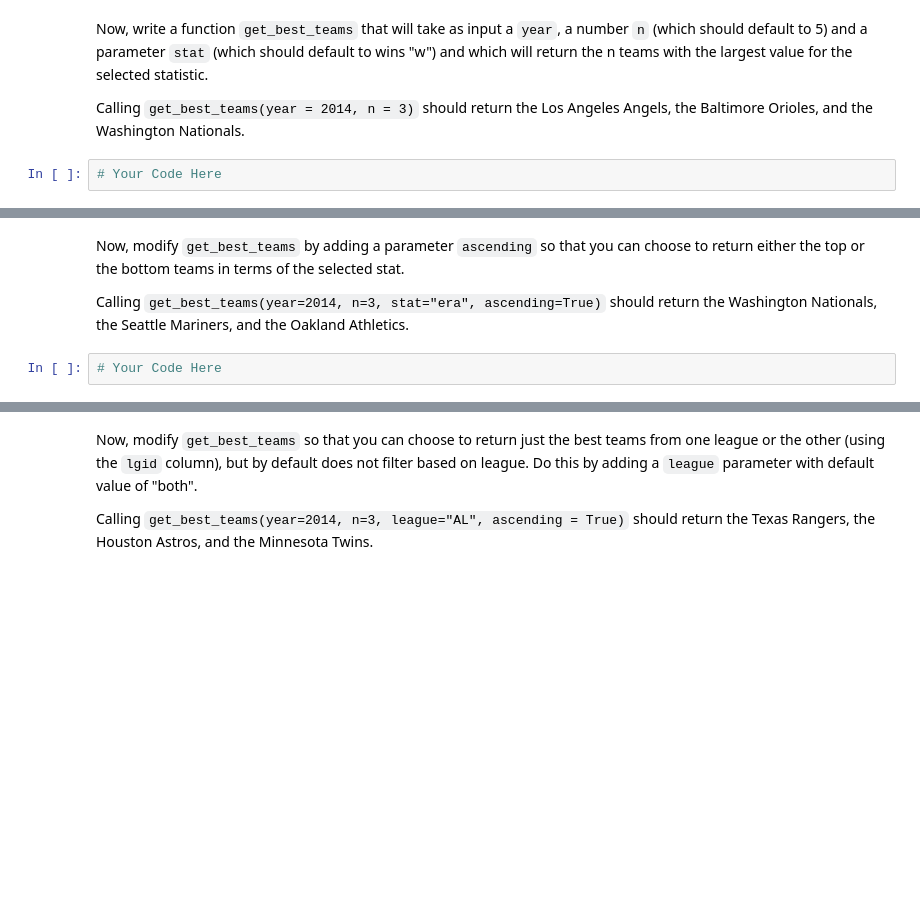
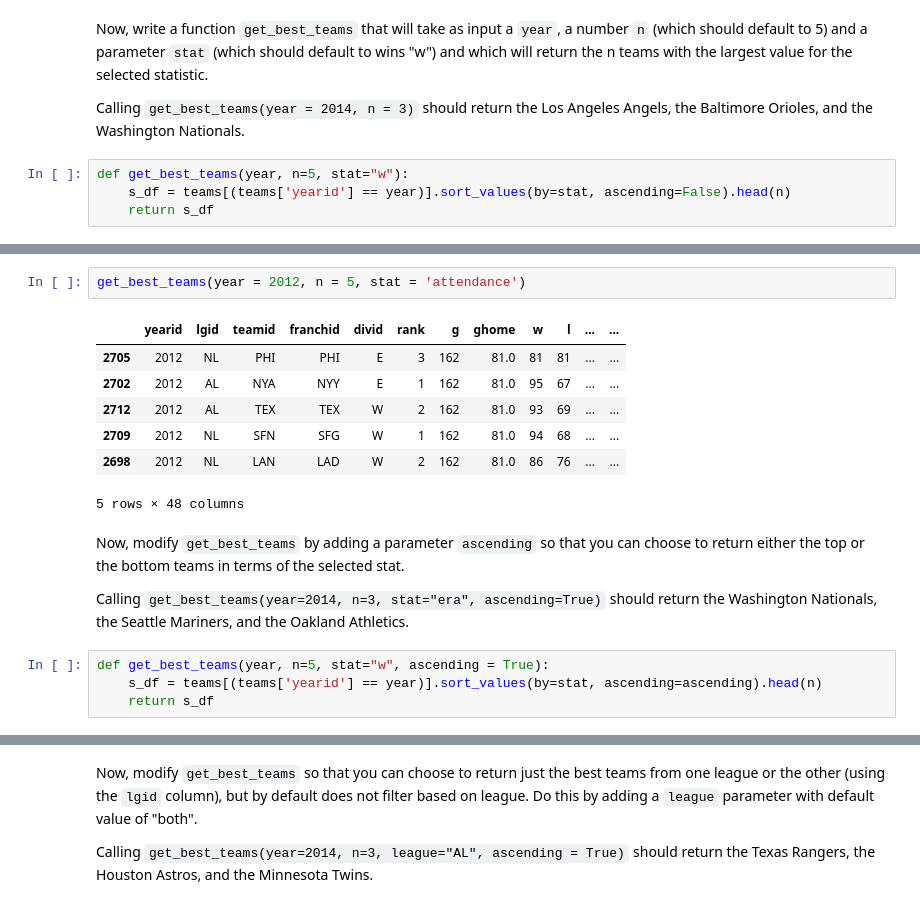
Before and after one commit to NSS-Data-Analytics-Cohort-10/loops-and-functions-JEmmonsJR, a Jupyter notebook: notebooks/Loops_and_Functions_Practice_DA10.ipynb, the cells around one changed output, grey strips where cells are left out. Drawn from its saved outputs; the diff is of its cells as text; blank space fills up the shorter version.

```diff
--- a/notebooks/Loops_and_Functions_Practice_DA10.ipynb
+++ b/notebooks/Loops_and_Functions_Practice_DA10.ipynb
@@ -145,4 +233,6 @@ Now, write a function `get_best_teams` that will take as input a `year`, a numbe
 
 Calling `get_best_teams(year = 2014, n = 3)` should return the Los Angeles Angels, the Baltimore Orioles, and the Washington Nationals.
 # %%
-# Your Code Here
+def get_best_teams(year, n=5, stat="w"):
+    s_df = teams[(teams['yearid'] == year)].sort_values(by=stat, ascending=False).head(n)
+    return s_df
@@ -149,6 +247,18 @@ Calling `get_best_teams(year = 2014, n = 3)` should return the Los Angeles Angel
+# %%
+get_best_teams(year = 2012, n = 5, stat = 'attendance')
+# %% [output]
+|  | yearid | lgid | teamid | franchid | divid | rank | g | ghome | w | l | ... | ... |
+| 2705 | 2012 | NL | PHI | PHI | E | 3 | 162 | 81.0 | 81 | 81 | ... | ... |
+| 2702 | 2012 | AL | NYA | NYY | E | 1 | 162 | 81.0 | 95 | 67 | ... | ... |
+| 2712 | 2012 | AL | TEX | TEX | W | 2 | 162 | 81.0 | 93 | 69 | ... | ... |
+| 2709 | 2012 | NL | SFN | SFG | W | 1 | 162 | 81.0 | 94 | 68 | ... | ... |
+| 2698 | 2012 | NL | LAN | LAD | W | 2 | 162 | 81.0 | 86 | 76 | ... | ... |
+5 rows × 48 columns
 # %% [markdown]
 Now, modify `get_best_teams` by adding a parameter `ascending` so that you can choose to return either the top or the bottom teams in terms of the selected stat.
 
 Calling `get_best_teams(year=2014, n=3, stat="era", ascending=True)` should return the Washington Nationals, the Seattle Mariners, and the Oakland Athletics.
 # %%
-# Your Code Here
+def get_best_teams(year, n=5, stat="w", ascending = True):
+    s_df = teams[(teams['yearid'] == year)].sort_values(by=stat, ascending=ascending).head(n)
+    return s_df
```
Also changed, not shown: parts of 21 cells of this notebook.
